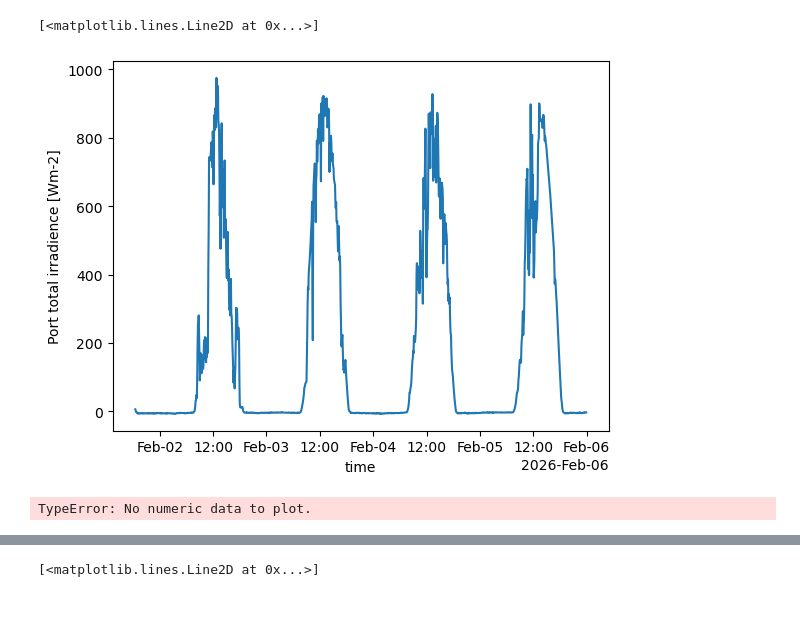
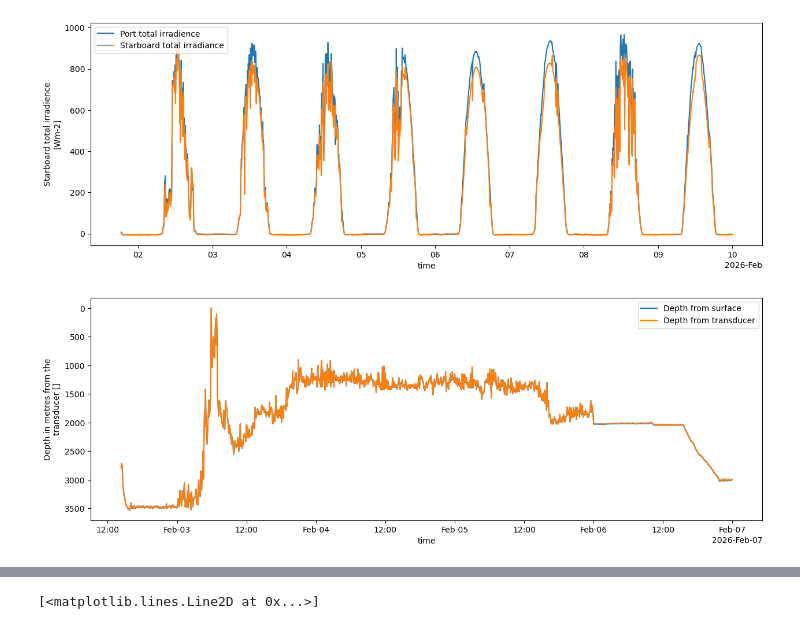
Before and after one commit to NOC-OCP/ocp_hydro_matlab, a Jupyter notebook: Python/Explore_data.ipynb, the cells around one changed output, grey strips where cells are left out. Drawn from its saved outputs; the diff is of its cells as text; code cells hidden in the pictures.

```diff
--- a/Python/Explore_data.ipynb
+++ b/Python/Explore_data.ipynb
@@ -56,7 +47,14 @@ Data variables:
 # %%
+# Read RVDAS processed underway data
+# This is the python processed data, 5 minute averaged, updated daily
+# Code looks controllable/editable to update more frequently and with shorter averages, but not much documentation
+
 dpath = '/mnt/current_cruise/Ship_Systems/Data/RVDAS/Database_NetCDF/METOCEAN/'
 
-ds = xr.open_mfdataset(dpath+'metocean_20260*.nc')
+# Seems to be some conflicts when merging data from multiple files - can't see why at the moment... maybe the way the time coordinate is written?
+ds = xr.open_mfdataset(dpath+'metocean_20260*.nc',compat='no_conflicts',coords='different', join='outer') #, drop_variables=dodgy_vars)
+
+ds
 # %% [output]
 getfattr: /mnt/current_cruise/Ship_Systems/Data/RVDAS/Database_NetCDF/METOCEAN/metocean_20260201-000000.nc: Operation not supported
 getfattr: /mnt/current_cruise/Ship_Systems/Data/RVDAS/Database_NetCDF/METOCEAN/metocean_20260202-000000.nc: Operation not supported
@@ -66,9 +85,17 @@ getfattr: /mnt/current_cruise/Ship_Systems/Data/RVDAS/Database_NetCDF/METOCEAN/m
 # %%
-ds['ptir-nudamlgt_sflgt'].plot()
+plt.figure(figsize=[15,5])
+ds['ptir-nudamlgt_sflgt'].plot(label="Port total irradience");
+ds['stir-nudamlgt_sflgt'].plot(label="Starboard total irradiance");
+plt.legend();
+
+fig.savefig(fname='DY204_lat_lon_comparison.pdf', format='pdf')
+fig.savefig(fname='DY204_lat_lon_comparison.png', format='png', dpi=300, bbox_inches='tight', pad_inches=0.1)
 # %% [output]
-[<matplotlib.lines.Line2D at 0x...>]
-[figure, old version]
+[figure, new version]
 # %%
-ds['waterdepthmetrefromsurface-ea640_sddbs'].sel(time=slice("2026-02-05T13:52:00","2026-02-05T13:53:00")).plot()
+plt.figure(figsize=[15,5])
+ds['waterdepthmetrefromsurface-ea640_sddbs'].plot(yincrease=False, label="Depth from surface");
+ds['waterdepthmetretransducer-ea640_sddpt'].plot(yincrease=False, label="Depth from transducer");
+plt.legend();
 # %% [output]
-TypeError: No numeric data to plot.
+[figure, added]
```
Also changed, not shown: parts of 16 cells of this notebook, 5 other files.
